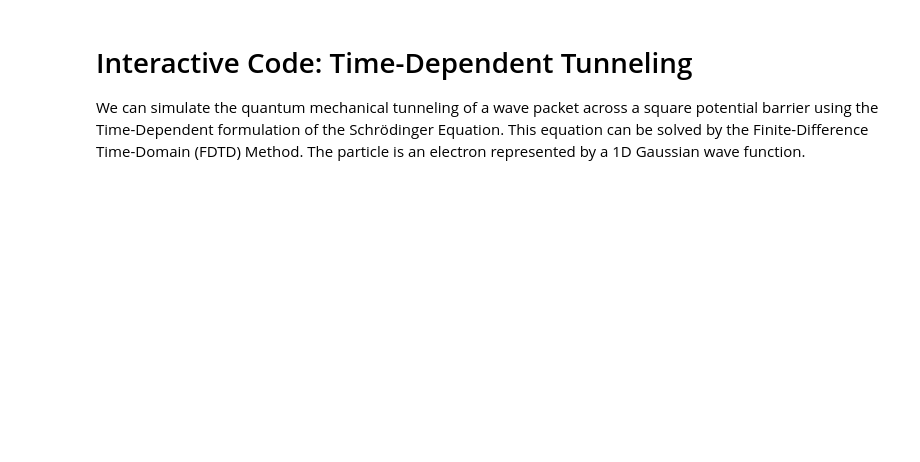
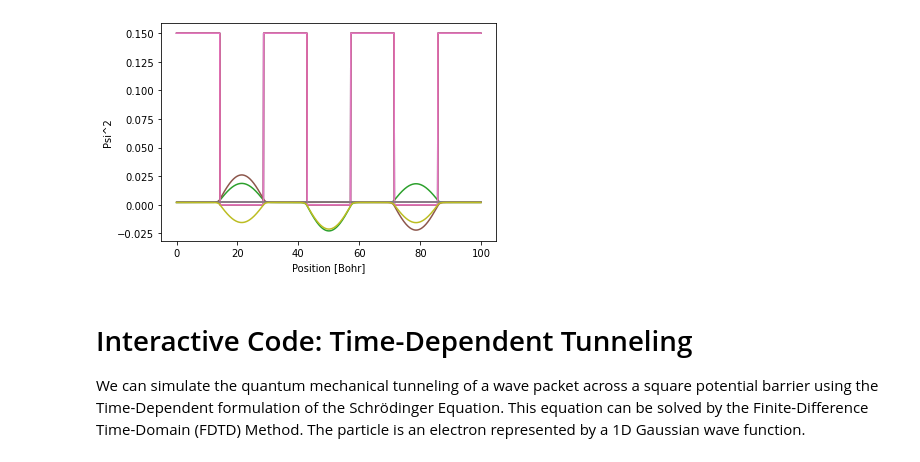
Before and after one commit to sokolov-group/jupyter_handouts, a Jupyter notebook: tunneling/tunneling.ipynb, the cells around one changed output. Drawn from its saved outputs; the diff is of its cells as text; code cells hidden in the pictures; blank space fills up the shorter version.

Commit message:
Added time independent, multiple potential wells example solved using DVR

```diff
--- a/tunneling/tunneling.ipynb
+++ b/tunneling/tunneling.ipynb
@@ -84,3 +91,72 @@ In this assumption, the total energy of the wave packet $E$ is greater than the
+# %%
+import numpy as np
+import math
+import matplotlib.pyplot as plt
+
+im = 1000
+rmin = 0
+rmax = 100
+nwells = 3
+nstates = 3
+nwells = 2*nwells + 1
+well_width = (rmax - rmin)/nwells
+dr = (rmax - rmin)/im
+w = 0.15
+harmonic_potential = False
+k=0.06
+particle_mass = 10
+wfn_amp_scaling = 0.3
+r = np.zeros(im)
+V = np.zeros(im)
+
+def potential_limits(probed_r_coordinate ,rmin, well_width, nwells, width_scaling, limits_type = 'nonzero_V'):
+    wells_boundary_indices = [rmin + well_width*i for i in range(nwells+1)]
+    if limits_type == 'nonzero_V':
+        s_idx_V = list((1-width_scaling)*np.array(wells_boundary_indices[::2]))
+        f_idx_V = list((1+width_scaling)*np.array(wells_boundary_indices[1::2]))
+    if limits_type == 'zero_V':
+        s_idx_V = list((1-width_scaling)*np.array(wells_boundary_indices[1::2]))
+        f_idx_V = list((1+width_scaling)*np.array(wells_boundary_indices[2::2]))
+    #s_idx_V =  [i*(1 - width_scaling) for i in s_idx_V]
+    #f_idx_V =  [i*(1 + width_scaling) for i in f_idx_V]
+    bool_list_length = len(f_idx_V)
+    bool_list = [probed_r_coordinate >= s_idx_V[i] and probed_r_coordinate <= f_idx_V[i] for i in range(bool_list_length)]
+    return np.any(bool_list)
+
+
+for i in range(im):
+    r[i] = i*dr + rmin
+    if potential_limits(r[i] ,rmin, well_width, nwells, 0, 'zero_V'):
+        V[i] = 0
+    #else:
+    if potential_limits(r[i] ,rmin, well_width, nwells, 0, 'nonzero_V'):
+        if harmonic_potential:
+            V[i]=0.5*k*(r[i]-5)**2
+        else:
+            V[i] = w
+
+mu = particle_mass
+hbar = 1
+gp = hbar**2/(2*mu*dr**2)
+T = np.zeros((im,im))
+Vh = np.zeros((im,im))
+for i in range(im):
+    for j in range(im):
+        T[i,j] = (gp*math.pi**2)/3
+        if i != j:
+            T[i,j] = gp*(-1)**(i-j)*2/(i-j)**2
+        if i == j:
+            Vh[i,j] = V[i]
+H = T + Vh
+E, U = np.linalg.eigh(H)
+for n in range(nstates):
+    plt.plot(r, V)
+    plt.plot([r[0],r[-1]],[E[n],E[n]])
+    plt.plot(r,wfn_amp_scaling*U[:,n]+ E[n])
+    plt.ylabel('Psi^2')
+    plt.xlabel('Position [Bohr]')
+# %% [output]
+[figure, added]
 # %% [markdown]
 # Interactive Code: Time-Dependent Tunneling
 
```
Also changed, not shown: parts of 1 cell of this notebook.
